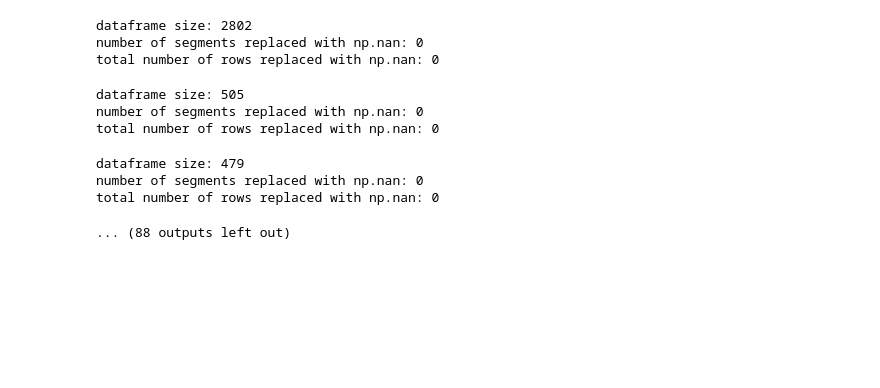
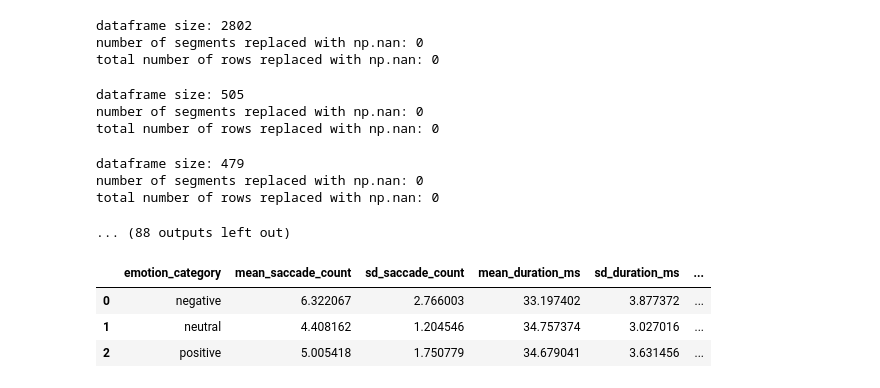
Before and after one commit to deepshiksharma/eye-tracking-ccs, a Jupyter notebook: preprocessing & analysis/saccades.ipynb, the cells around one changed output. Drawn from its saved outputs; the diff is of its cells as text; code cells hidden in the pictures; blank space fills up the shorter version.

```diff
--- a/preprocessing & analysis/saccades.ipynb
+++ b/preprocessing & analysis/saccades.ipynb
@@ -44,3 +44,10 @@ dataframe size: 479
 number of segments replaced with np.nan: 0
 total number of rows replaced with np.nan: 0
 ... (88 outputs left out)
+# %%
+group
+# %% [output]
+|  | emotion_category | mean_saccade_count | sd_saccade_count | mean_duration_ms | sd_duration_ms | ... |
+| 0 | negative | 6.322067 | 2.766003 | 33.197402 | 3.877372 | ... |
+| 1 | neutral | 4.408162 | 1.204546 | 34.757374 | 3.027016 | ... |
+| 2 | positive | 5.005418 | 1.750779 | 34.679041 | 3.631456 | ... |
```
Also changed, not shown: parts of 1 cell of this notebook.
